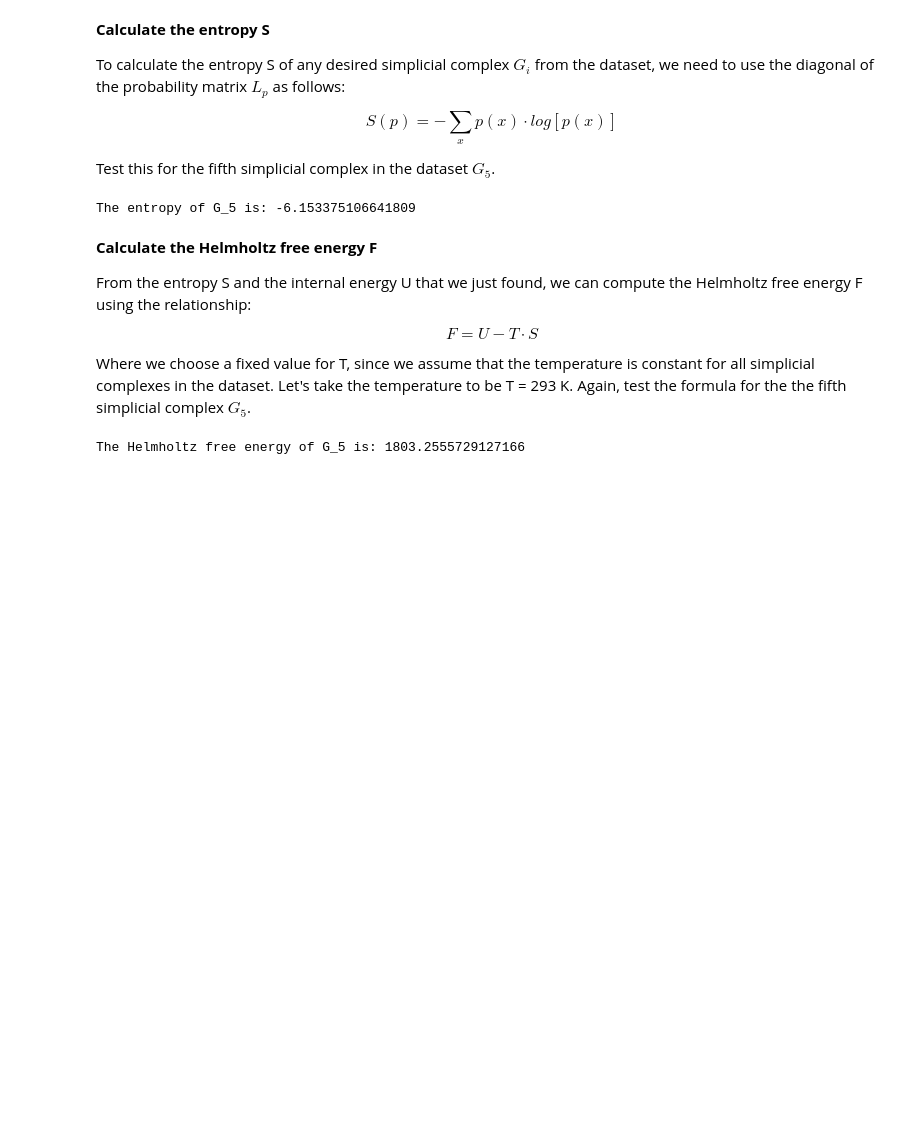
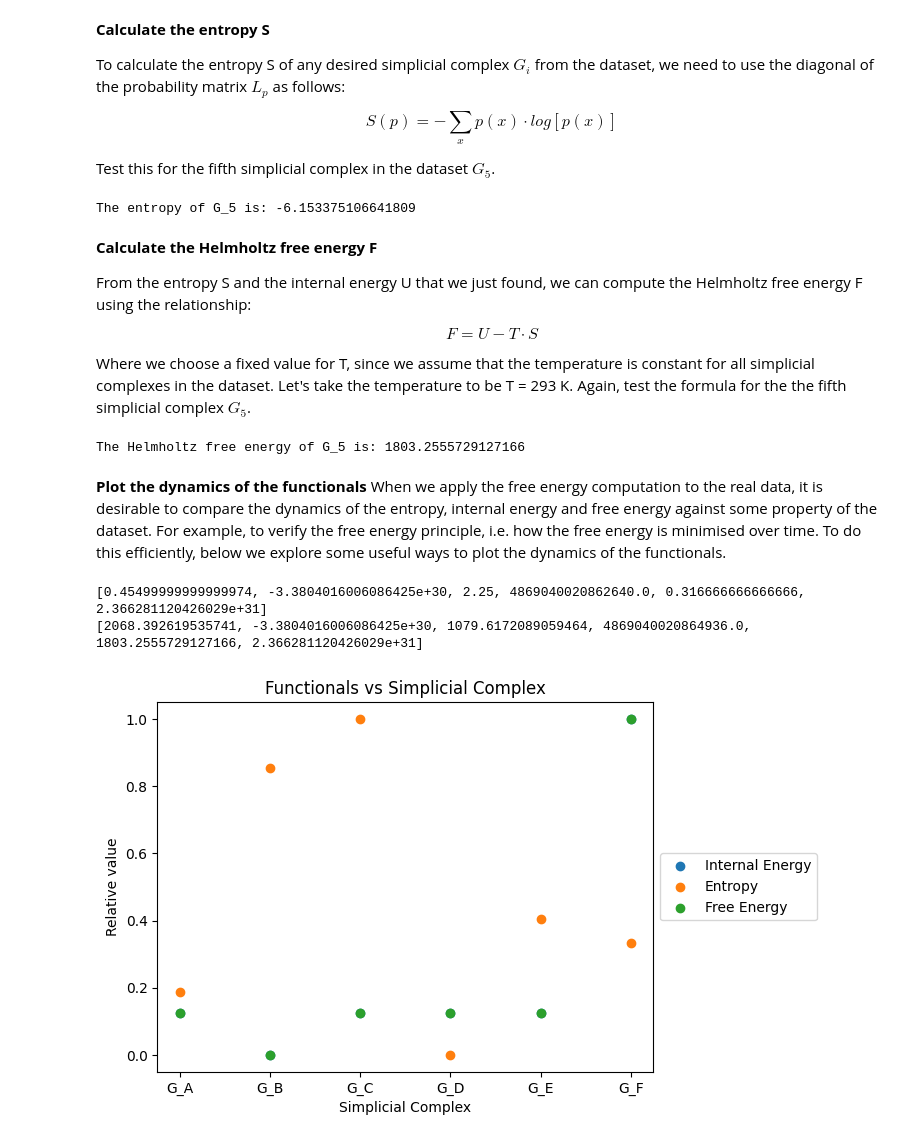
Before and after one commit to cyrilrommens/network_TDA_tutorial, a Jupyter notebook: Energy_calculation.ipynb, the cells around one changed output. Cells and saved outputs as stored; diff of their text form; code cells hidden in the pictures; blank space fills up the shorter version.

Commit message:
Plot of functionals and fix of indexation in matrix decompression

```diff
--- a/Energy_calculation.ipynb
+++ b/Energy_calculation.ipynb
@@ -110,7 +110,7 @@ def inverse_matrix_generator(matrix):
 #np.set_printoptions(threshold=1000)
 # %%
 # Generate desired matrix
-matrix = G[0]
+matrix = G[1]
 
 print("Original Matrix:")
 print(matrix)
@@ -341,3 +352,27 @@ F_G5 = free_energy(U_G5, T, S_G5)
 print('The Helmholtz free energy of G_5 is:', F_G5)
 # %% [output]
 The Helmholtz free energy of G_5 is: 1803.2555729127166
+# %% [markdown]
+**Plot the dynamics of the functionals**
+When we apply the free energy computation to the real data, it is desirable to compare the dynamics of the entropy, internal energy and free energy against some property of the dataset. For example, to verify the free energy principle, i.e. how the free energy is minimised over time. To do this efficiently, below we explore some useful ways to plot the dynamics of the functionals.
+# %%
+# Compute the functionals from the dataset
+def functionals(G_matrices, L_matrices, L_p, temperature):
+    U_list = []
+    S_list = []
+    F_list = []
+    for matrix in range(0, len(L_matrices)):
+        U = internal_energy(L_matrices[matrix], L_p)
+        U_list.append(U)
+        S = entropy(G_matrices[matrix], L_p)
+        S_list.append(S)
+        F = free_energy(U, temperature, S)
+        F_list.append(F)
+    return U_list, S_list, F_list
+
+U_list, S_list, F_list = functionals(G, L_inverse_decompressed_list, L_p, 293)
+print(U_list)
+print(F_list)
+# %% [output]
+[0.45499999999999974, -3.3804016006086425e+30, 2.25, 4869040020862640.0, 0.316666666666666, 2.366281120426029e+31]
+[2068.392619535741, -3.3804016006086425e+30, 1079.6172089059464, 4869040020864936.0, 1803.2555729127166, 2.366281120426029e+31]
@@ -343,0 +386,27 @@ The Helmholtz free energy of G_5 is: 1803.2555729127166
+# %%
+# Normalise the data
+def normalisation(data):
+    min_val = min(data)
+    max_val = max(data)
+    normalised_data = [(x - min_val) / (max_val - min_val) for x in data]
+    return normalised_data
+# %%
+# Call functionals
+U_list, S_list, F_list = functionals(G, L_inverse_decompressed_list, L_p, 293)
+# Normalisation
+U_list, S_list, F_list = normalisation(U_list), normalisation(S_list), normalisation(F_list)
+# %%
+# Plot the functionals for all simplicial complexes
+x_values = list(range(len(U_list)))
+plt.scatter(x_values, U_list, label='Internal Energy')
+plt.scatter(x_values, S_list, label='Entropy')
+plt.scatter(x_values, F_list, label='Free Energy')
+
+plt.xticks(x_values, sheet_list)
+plt.xlabel('Simplicial Complex')
+plt.ylabel('Relative value')
+plt.title('Functionals vs Simplicial Complex')
+plt.legend(loc='center left', bbox_to_anchor=(1, 0.5))
+plt.show()
+# %% [output]
+[figure, added]
```
Also changed, not shown: parts of 7 cells of this notebook.
